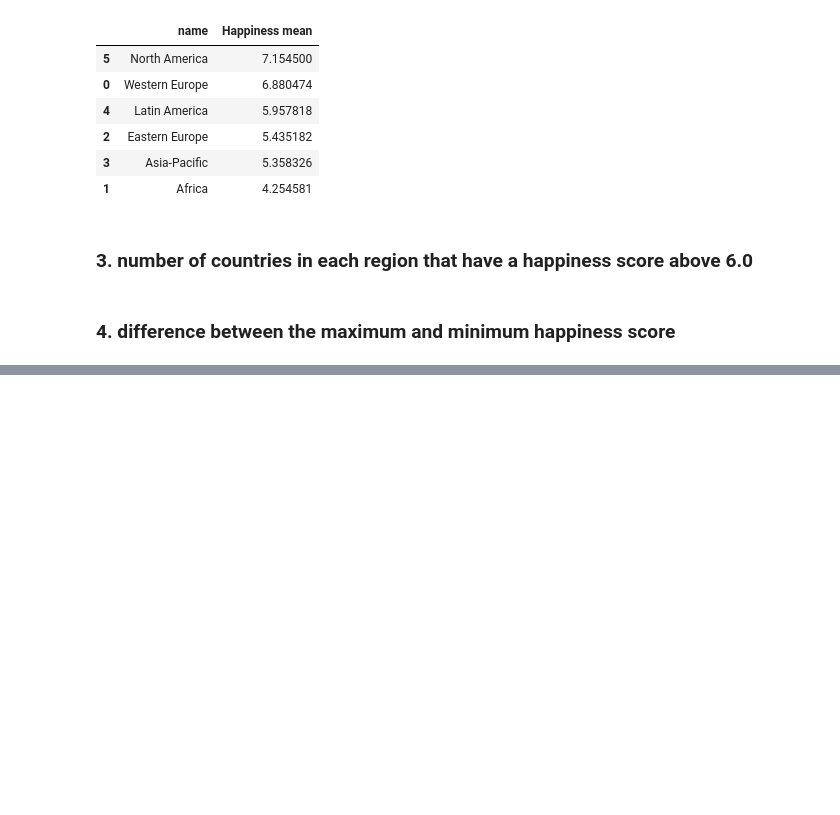
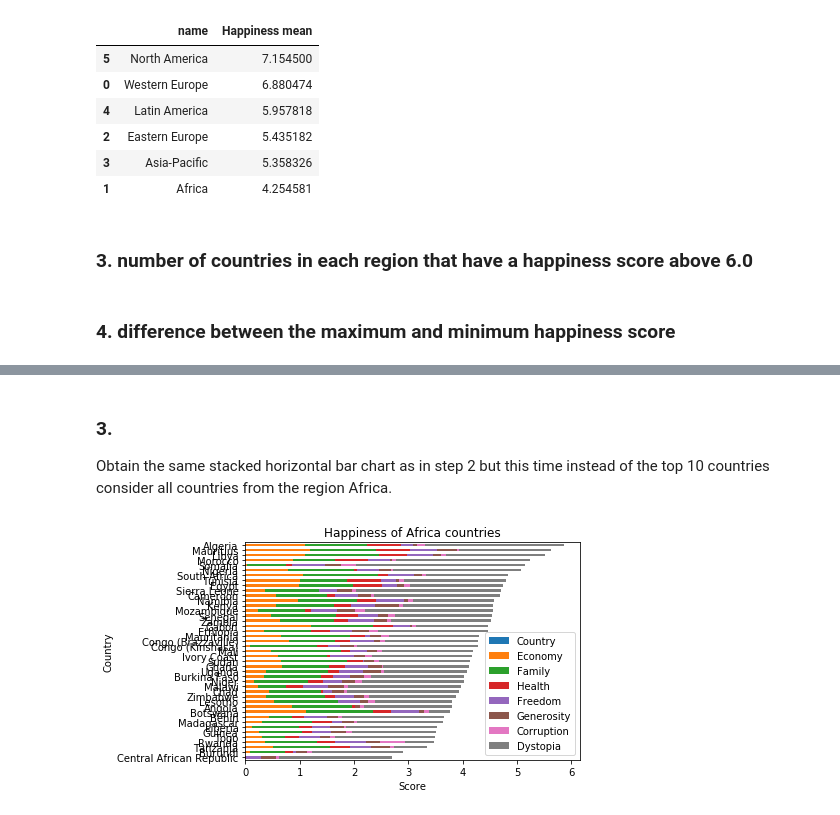
Before and after one commit to Bornatch/EPFL, a Jupyter notebook: ML/Cours1/01_10_course_project.ipynb, the cells around one changed output, grey strips where cells are left out. Saved outputs shown, nothing was run; the diff lists cells and outputs as text; code cells hidden in the pictures; blank space fills up the shorter version.

```diff
--- a/ML/Cours1/01_10_course_project.ipynb
+++ b/ML/Cours1/01_10_course_project.ipynb
@@ -241,0 +283,16 @@ Name: Happiness Score, dtype: float64
+# %% [markdown]
+### 3.
+
+Obtain the same stacked horizontal bar chart as in step 2 but this time instead of the top 10 countries consider all countries from the region Africa.
+# %%
+df_africa =  df2[df2.Region == 'Africa']
+df_plot = pd.DataFrame(df_africa.sort_values(by=['Happiness Score'], ascending=False), columns=['Country','Economy', 'Family','Health', 'Freedom','Generosity','Corruption','Dystopia'])
+df_plot.plot.barh(stacked=True)
+
+plt.title('Happiness of Africa countries')
+#plt.ylabel('')
+plt.xlabel('Score')
+plt.gca().invert_yaxis()
+plt.show()
+# %% [output]
+[figure, added]
```
Also changed, not shown: parts of 12 cells of this notebook.
